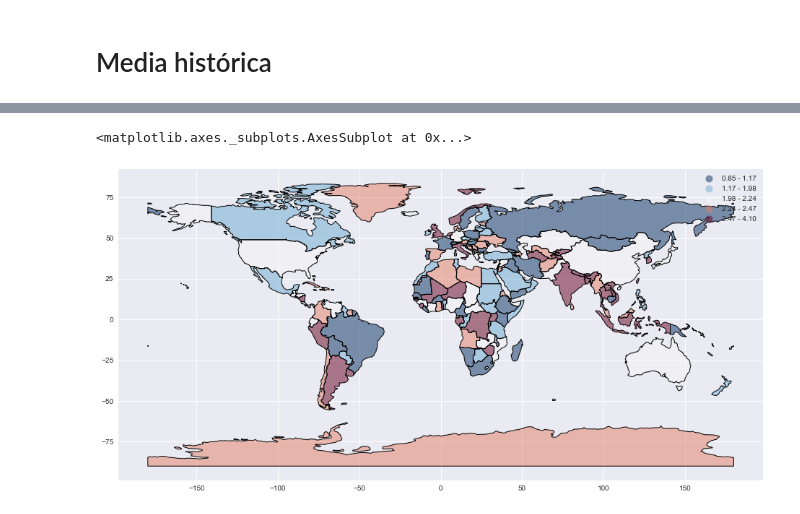
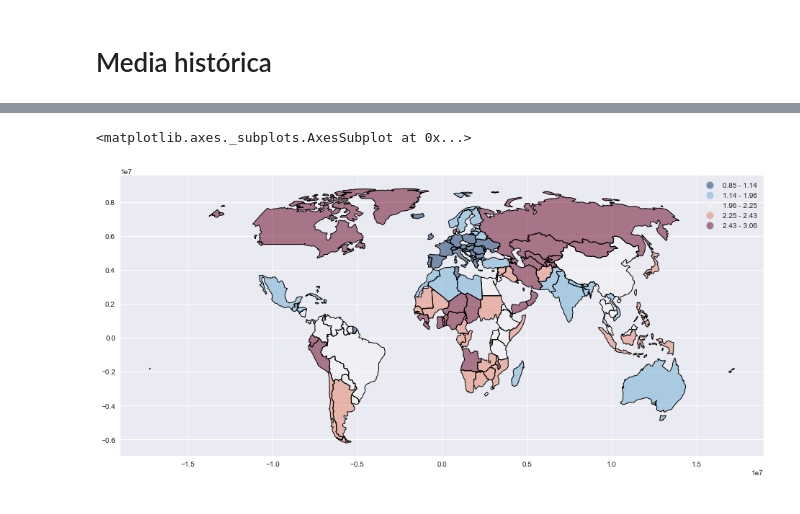
Before and after one commit to smcsicardi/metnum-tp3, a Jupyter notebook: Mapas.ipynb, the cells around one changed output, grey strips where cells are left out. Cells and saved outputs as stored; diff of their text form; code cells hidden in the pictures.

```diff
--- a/Mapas.ipynb
+++ b/Mapas.ipynb
@@ -44,11 +44,10 @@ data1960_1990.head()
 # Media histórica
 # %%
 means = df.groupby('country', as_index=False)['avg'].mean()
-means.set_index('country')
+means = means.set_index('country')
 
 world = gpd.read_file(gpd.datasets.get_path('naturalearth_lowres'))
-world.set_index('name')
-join = world.join(means)
-join = join.to_crs('+proj=natearth')
+world = world.set_index('name')
+join = world.join(means, how='inner').to_crs('+proj=natearth')
 join.plot(column='avg', cmap='RdBu_r', scheme='quantiles', legend=True)
 # %% [output]
@@ -57,17 +72,19 @@ join.plot(column='avg', cmap='RdBu_r', scheme='quantiles', legend=True)
 # %%
-countries = join.country.unique()
+countries = join.index.unique()
 p = sns.color_palette("hls", len(countries))
 fns = poly(1)
 
 def get_pendiente(c):
     sub_df = df[df['country'] == c]
     A = np.array([fns(x) for x in sub_df['ordinal']], dtype=np.float64)
     ws = np.linalg.lstsq(A, sub_df['avg'])[0]
     return ws[0]*10**5
 
 pendientes = pd.DataFrame({'country': countries, 'pendiente': list(map(get_pendiente, countries))})
-pendientes.set_index('country')
-world.join(pendientes).plot(column='pendiente', cmap='RdBu_r', scheme='quantiles', legend=True)
+pendientes = pendientes.set_index('country')
+world.join(pendientes, how='inner')\
+    .to_crs('+proj=natearth')\
+    .plot(column='pendiente', cmap='RdBu_r', scheme='quantiles', legend=True)
 # %% [output]
 <matplotlib.axes._subplots.AxesSubplot at 0x...>
-[figure, old version]
+[figure, new version]
```
Also changed, not shown: parts of 1 cell of this notebook, 2 other files.
